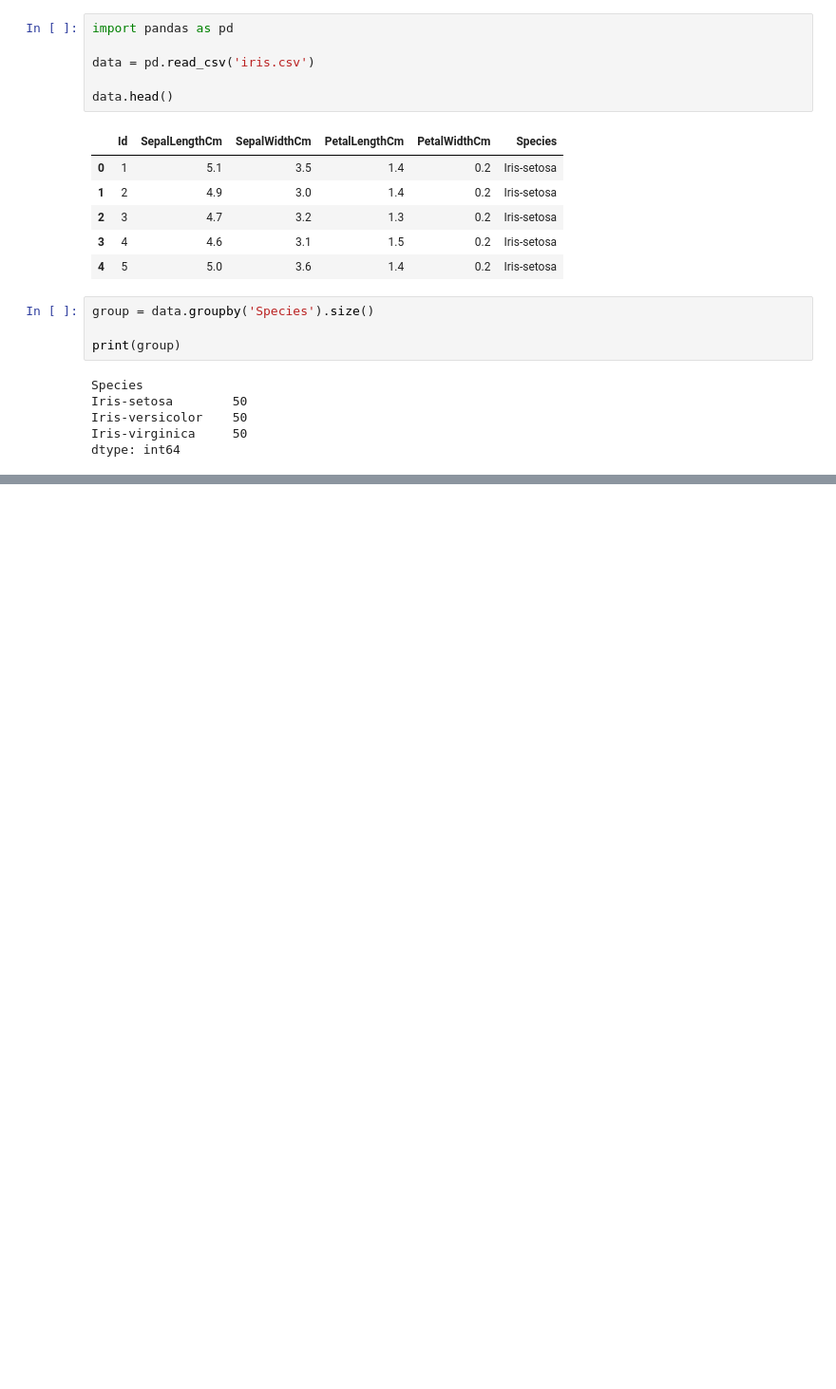
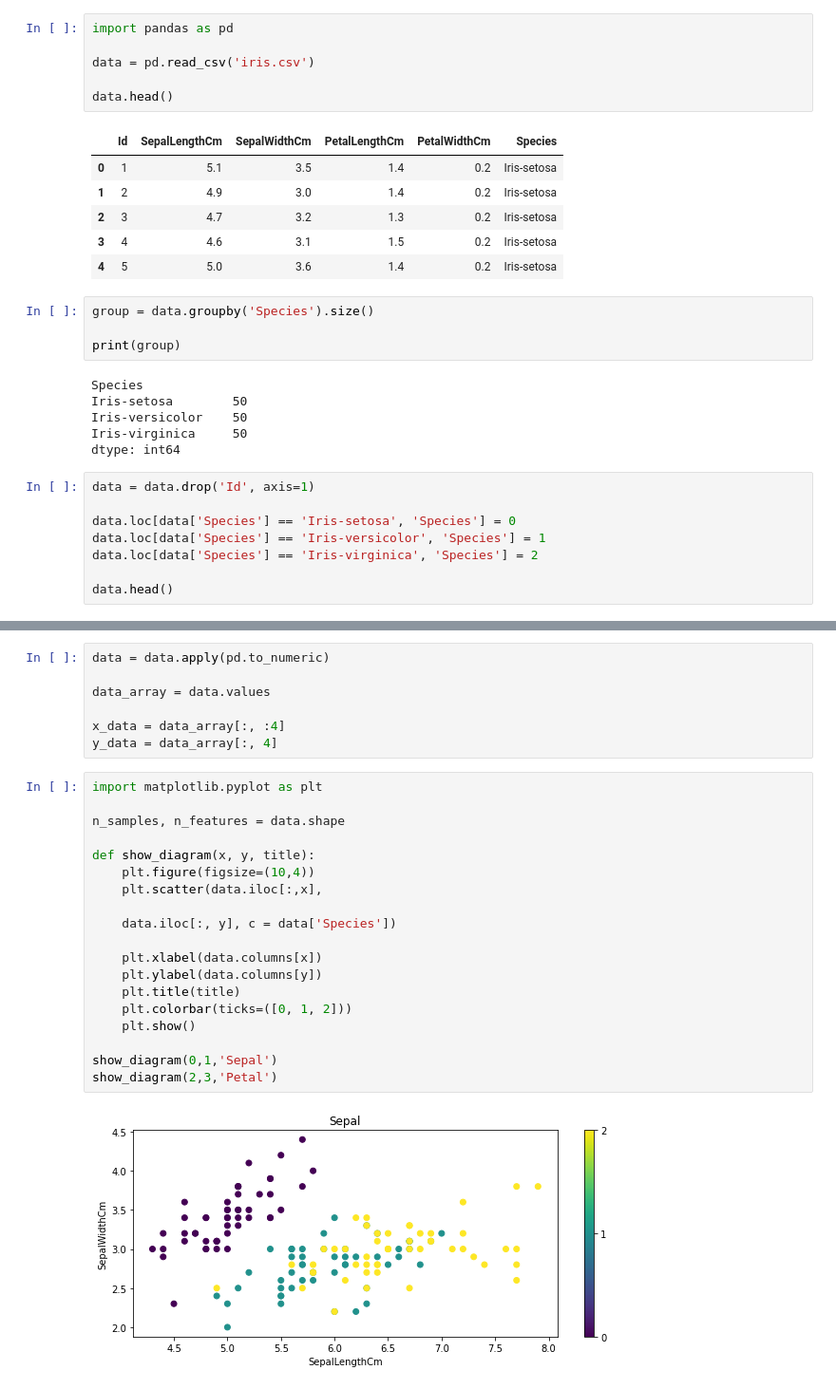
Before and after one commit to JTomkiewicz/EARIN, a Jupyter notebook: lab5/lab5.ipynb, the cells around one changed output, grey strips where cells are left out. Shown at 95% size. Saved outputs shown, nothing was run; the diff lists cells and outputs as text; blank space fills up the shorter version.

```diff
--- a/lab5/lab5.ipynb
+++ b/lab5/lab5.ipynb
@@ -21,3 +21,11 @@ Iris-setosa        50
 Iris-versicolor    50
 Iris-virginica     50
 dtype: int64
+# %%
+data = data.drop('Id', axis=1)
+
+data.loc[data['Species'] == 'Iris-setosa', 'Species'] = 0
+data.loc[data['Species'] == 'Iris-versicolor', 'Species'] = 1
+data.loc[data['Species'] == 'Iris-virginica', 'Species'] = 2
+
+data.head()
@@ -23,0 +39,28 @@ dtype: int64
+# %%
+data = data.apply(pd.to_numeric)
+
+data_array = data.values
+
+x_data = data_array[:, :4]
+y_data = data_array[:, 4]
+# %%
+import matplotlib.pyplot as plt
+
+n_samples, n_features = data.shape
+
+def show_diagram(x, y, title):
+    plt.figure(figsize=(10,4))
+    plt.scatter(data.iloc[:,x],
+
+    data.iloc[:, y], c = data['Species'])
+
+    plt.xlabel(data.columns[x])
+    plt.ylabel(data.columns[y])
+    plt.title(title)
+    plt.colorbar(ticks=([0, 1, 2]))
+    plt.show()
+
+show_diagram(0,1,'Sepal')
+show_diagram(2,3,'Petal')
+# %% [output]
+[figure, added]
```
Also changed, not shown: parts of 6 cells of this notebook.
